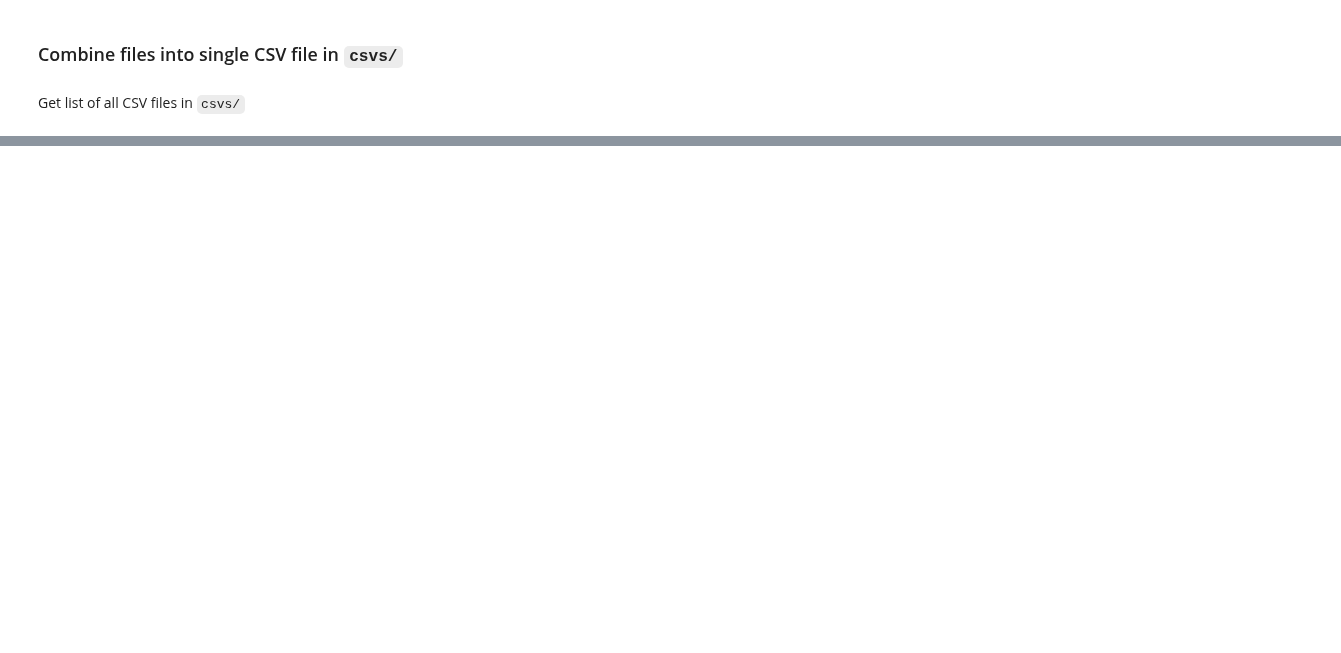
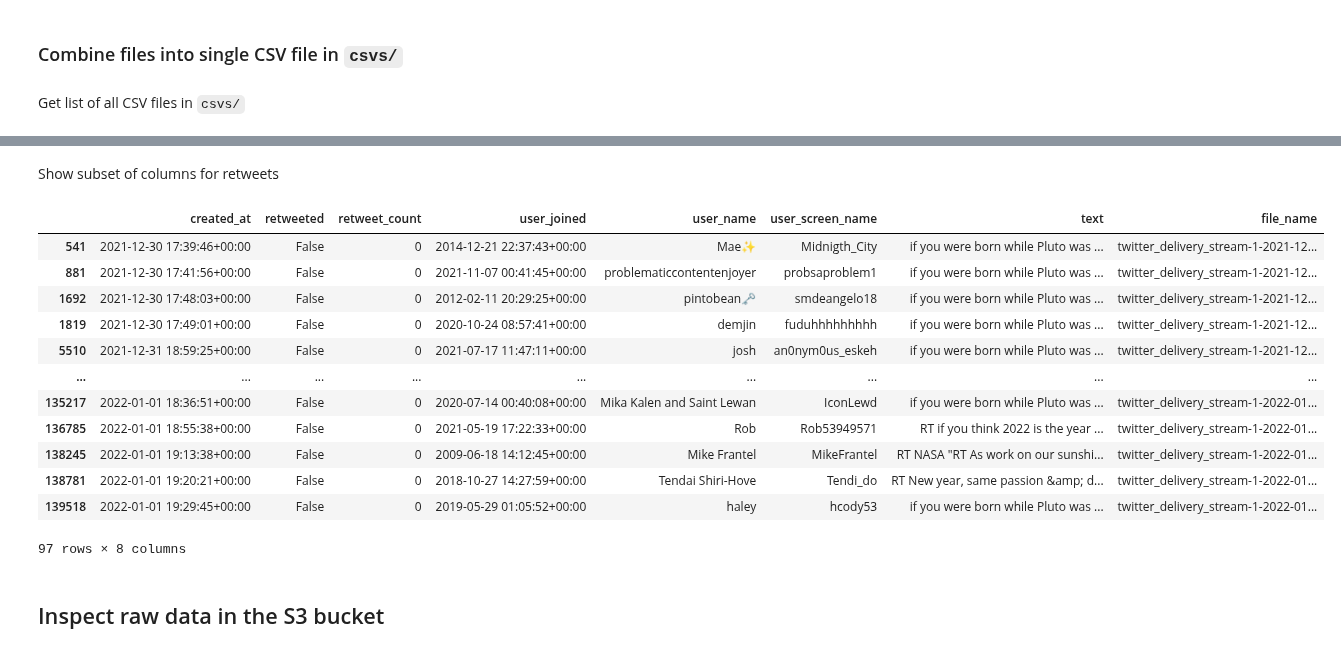
Before and after one commit to elsdes3/space-mission-negative-sentiment-tweet-identifier, a Jupyter notebook: 3_combine_raw_data.ipynb, the cells around one changed output, grey strips where cells are left out. Cells and saved outputs as stored; diff of their text form; code cells hidden in the pictures; blank space fills up the shorter version.

```diff
--- a/3_combine_raw_data.ipynb
+++ b/3_combine_raw_data.ipynb
@@ -27,7 +31,6 @@ Here, raw tweets data collected in every hour will be combined into a single CSV
 ## User Inputs
 # %%
 # S3
-s3_bucket_name = "sagemakertestwillz3s"
 path_to_folder = "/datasets/twitter/kinesis-demo/"
 
 headers = [
@@ -76,6 +79,13 @@ headers = [
     "user_contributors_enabled",
     "user_joined",
     "user_location",
+    "retweeted_tweet",
+    "tweet_text_urls",
+    "tweet_text_hashtags",
+    "tweet_text_usernames",
+    "num_urls_in_tweet_text",
+    "num_users_in_tweet_text",
+    "num_hashtags_in_tweet_text",
     "text",
 ]
 # %%
@@ -146,0 +152,9 @@ Wall time: 1.07 s
+# %%
+files_list = [
+    f"{s3_bucket_name}/{f}"
+    for f in cdh.get_existing_csv_files_list(
+        s3_bucket_name, aws_region, path_to_folder[1:] + "csvs/tweets_"
+    )
+    if "metadata" not in f
+]
+files_list
@@ -146,0 +190,25 @@ Wall time: 1.07 s
+# %%
+cols_to_show = [
+    "created_at",
+    "retweeted",
+    "retweet_count",
+    "user_joined",
+    "user_name",
+    "user_screen_name",
+    "text",
+    "file_name",
+]
+# %%
+%%time
+df = pd.concat([pd.read_csv("s3://" + f, lineterminator="\n") for f in files_list], ignore_index=True)
+print(f"Total number of tweets retrieved = {len(df):,}, Number of columns in the data = {df.shape[1]:,}")
+with pd.option_context("display.max_colwidth", 2_000):
+    display(df[cols_to_show].head(n=10))
+with pd.option_context("display.max_colwidth", 2_000):
+    display(
+        df["file_name"].value_counts()
+        .rename("num_tweets")
+        .sort_index()
+        .reset_index()
+        .rename(columns={"index": "file_name"})
+    )
@@ -146,0 +243,21 @@ Wall time: 1.07 s
+# %% [markdown]
+Show subset of columns for retweets
+# %%
+with pd.option_context("display.max_colwidth", 2_000):
+    display(df.query("retweeted_tweet == 'yes'")[cols_to_show])
+# %% [output]
+|  | created_at | retweeted | retweet_count | user_joined | user_name | user_screen_name | text | file_name |
+| 541 | 2021-12-30 17:39:46+00:00 | False | 0 | 2014-12-21 22:37:43+00:00 | Mae✨ | Midnigth_City | if you were born while Pluto was ... | twitter_delivery_stream-1-2021-12... |
+| 881 | 2021-12-30 17:41:56+00:00 | False | 0 | 2021-11-07 00:41:45+00:00 | problematiccontentenjoyer | probsaproblem1 | if you were born while Pluto was ... | twitter_delivery_stream-1-2021-12... |
+| 1692 | 2021-12-30 17:48:03+00:00 | False | 0 | 2012-02-11 20:29:25+00:00 | pintobean🗝 | smdeangelo18 | if you were born while Pluto was ... | twitter_delivery_stream-1-2021-12... |
+| 1819 | 2021-12-30 17:49:01+00:00 | False | 0 | 2020-10-24 08:57:41+00:00 | demjin | fuduhhhhhhhhh | if you were born while Pluto was ... | twitter_delivery_stream-1-2021-12... |
+| 5510 | 2021-12-31 18:59:25+00:00 | False | 0 | 2021-07-17 11:47:11+00:00 | josh | an0nym0us_eskeh | if you were born while Pluto was ... | twitter_delivery_stream-1-2021-12... |
+| ... | ... | ... | ... | ... | ... | ... | ... | ... |
+| 135217 | 2022-01-01 18:36:51+00:00 | False | 0 | 2020-07-14 00:40:08+00:00 | Mika Kalen and Saint Lewan | IconLewd | if you were born while Pluto was ... | twitter_delivery_stream-1-2022-01... |
+| 136785 | 2022-01-01 18:55:38+00:00 | False | 0 | 2021-05-19 17:22:33+00:00 | Rob | Rob53949571 | RT if you think 2022 is the year ... | twitter_delivery_stream-1-2022-01... |
+| 138245 | 2022-01-01 19:13:38+00:00 | False | 0 | 2009-06-18 14:12:45+00:00 | Mike Frantel | MikeFrantel | RT NASA "RT As work on our sunshi... | twitter_delivery_stream-1-2022-01... |
+| 138781 | 2022-01-01 19:20:21+00:00 | False | 0 | 2018-10-27 14:27:59+00:00 | Tendai Shiri-Hove | Tendi_do | RT New year, same passion &amp; d... | twitter_delivery_stream-1-2022-01... |
+| 139518 | 2022-01-01 19:29:45+00:00 | False | 0 | 2019-05-29 01:05:52+00:00 | haley | hcody53 | if you were born while Pluto was ... | twitter_delivery_stream-1-2022-01... |
+97 rows × 8 columns
+# %% [markdown]
+## Inspect raw data in the S3 bucket
```
Also changed, not shown: parts of 38 cells of this notebook, 13 other files.
